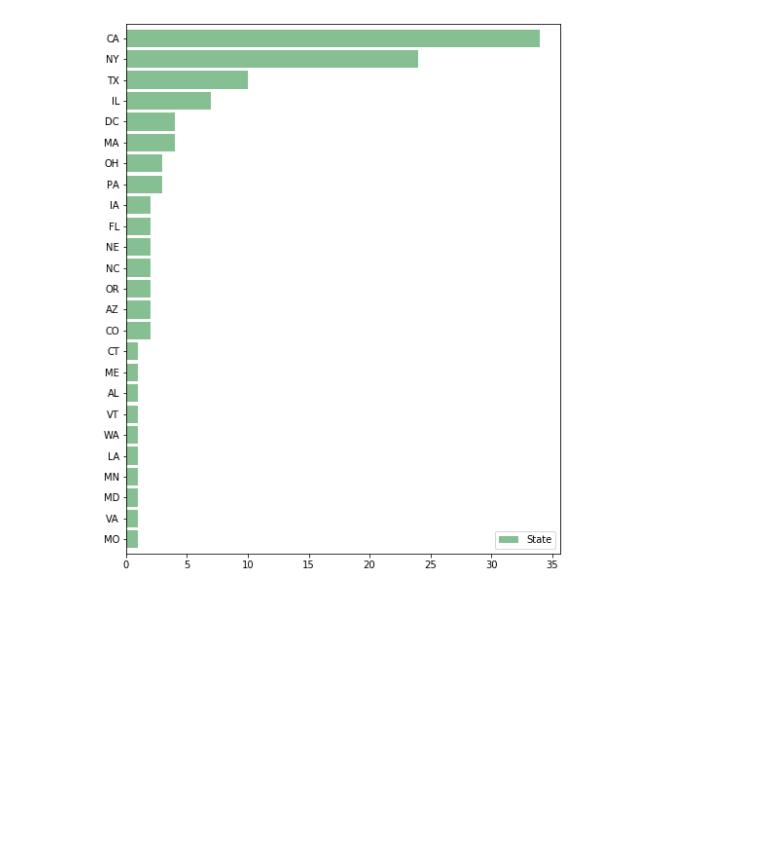
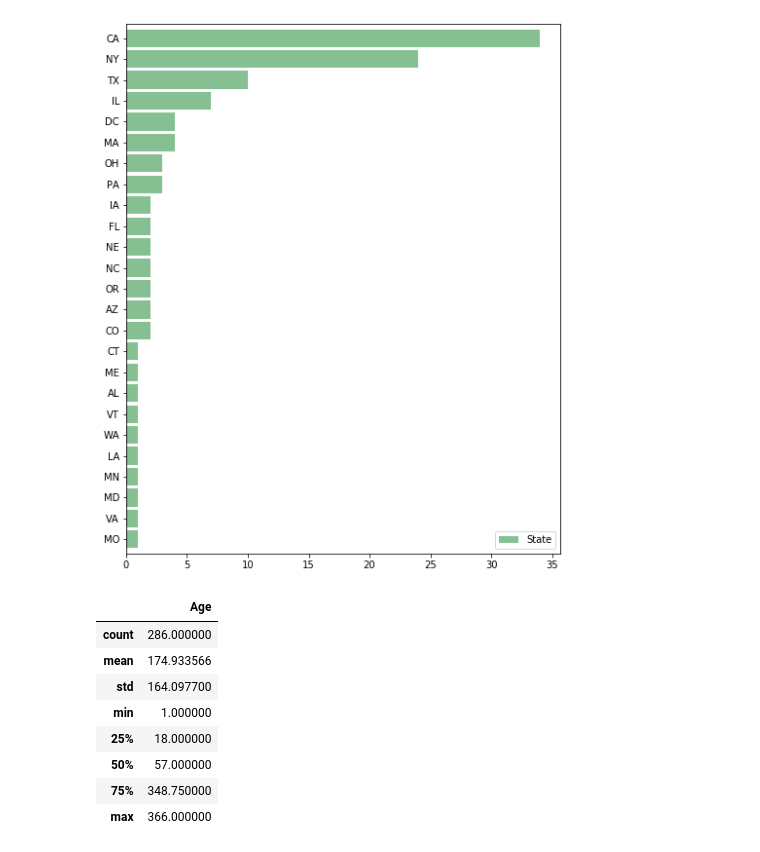
Before and after one commit to brian1581/Project1, a Jupyter notebook: Notebook_Michelle.ipynb, the cells around one changed output. Saved outputs shown, nothing was run; the diff lists cells and outputs as text; code cells hidden in the pictures; blank space fills up the shorter version.

```diff
--- a/Notebook_Michelle.ipynb
+++ b/Notebook_Michelle.ipynb
@@ -130,3 +130,38 @@ plt.savefig("../Project1/state_hbar.png")
 #    entered = d1.strftime("%Y-%m-%d")
 #    today = d2.strftime("%Y-%m-%d")
 #    return abs((today - entered).days)
+# %%
+data2['Today'] = '10/22/19'
+data2.rename(columns={'created_at':'Entered'}, inplace=True)
+time_df = pd.DataFrame(data2, columns=['Entered', 'Today'])
+
+time_df['Entered Month'] = time_df['Entered'].str[4:7]
+time_df['Entered Day'] = time_df['Entered'].str[8:10]
+time_df['Entered Year'] = time_df['Entered'].str[-2:]
+
+time_df['Entered Month']=time_df['Entered Month'].replace({'Jan':'01','Feb':'02','Mar':'03','Apr':'04','May':'05','Jun':'06',
+                                                          'Jul':'07','Aug':'08','Sep':'09','Oct':'10','Nov':'11','Dec':'12'})
+
+time_df['Entered On'] = time_df.pop('Entered Month')+'/'+time_df.pop('Entered Day')+'/'+time_df.pop('Entered Year')
+
+#time_df['Age'] = time_df['Today']-time_df['Entered On']
+time_df['Entered On']=pd.to_datetime(time_df['Entered On'])
+time_df['Today']=pd.to_datetime(time_df['Today'])
+time_df['Age'] = (time_df['Today']-time_df['Entered On']).dt.days
+min = time_df['Age'].min()
+max = time_df['Age'].max()
+median = time_df['Age'].median()
+mode = time_df['Age'].mode()
+mean = time_df['Age'].mean()
+
+time_df.describe()
+# %% [output]
+|  | Age |
+| count | 286.000000 |
+| mean | 174.933566 |
+| std | 164.097700 |
+| min | 1.000000 |
+| 25% | 18.000000 |
+| 50% | 57.000000 |
+| 75% | 348.750000 |
+| max | 366.000000 |
```
Also changed, not shown: parts of 1 cell of this notebook.
